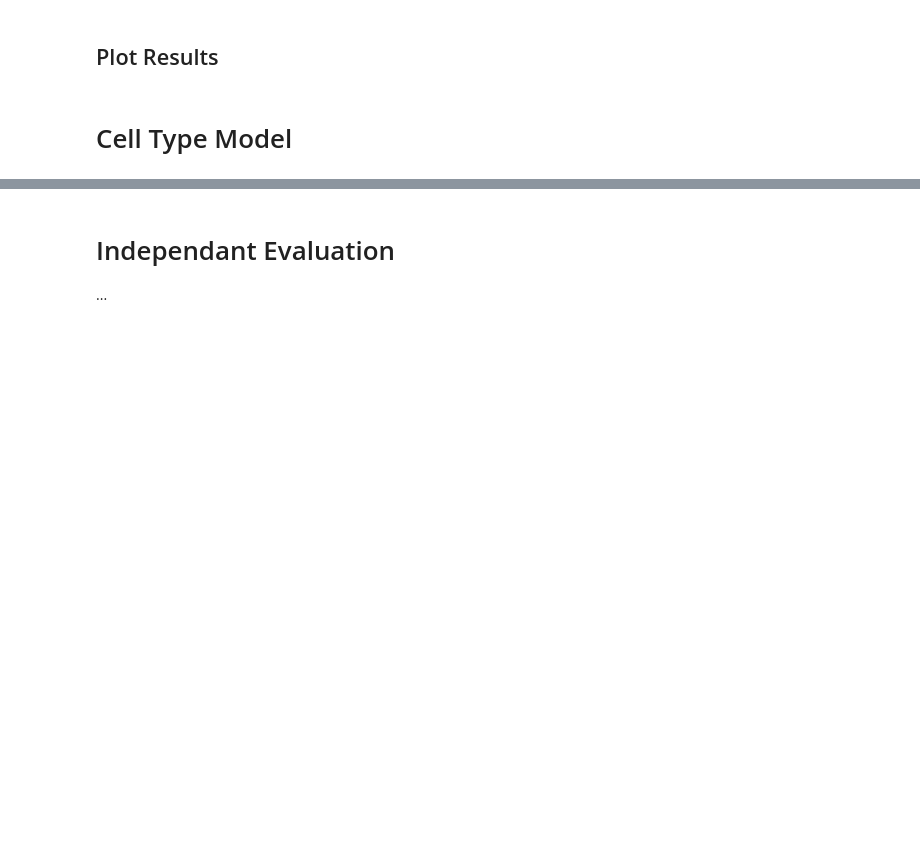
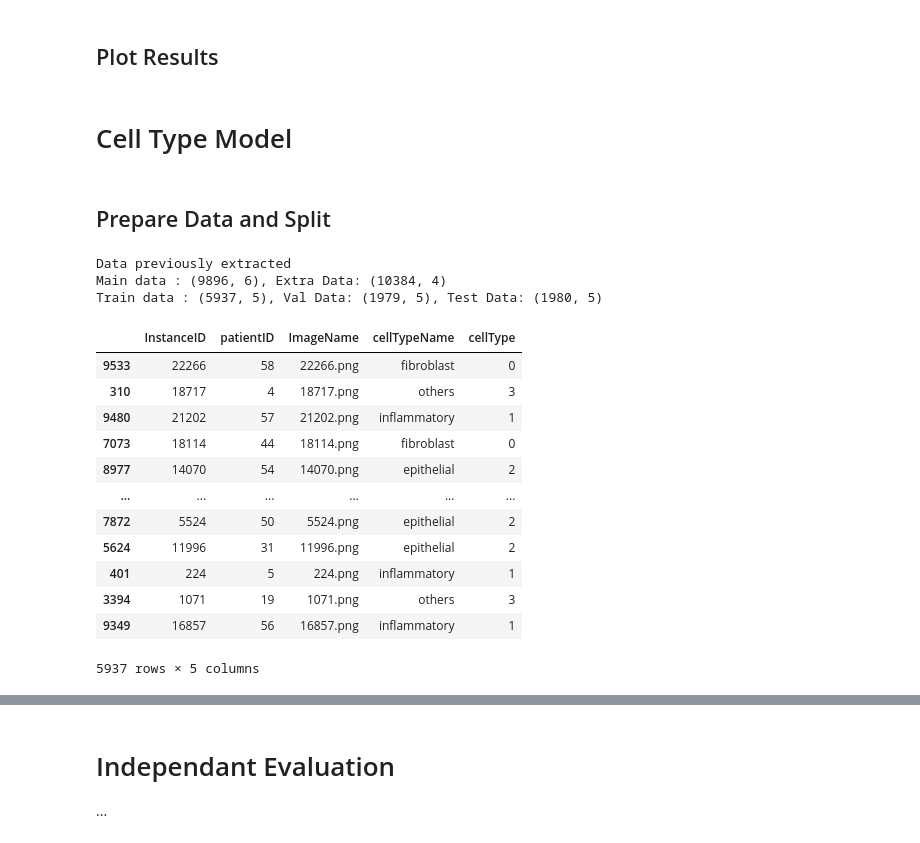
Before and after one commit to DeadIdol/ML_A2_code, a Jupyter notebook: s400045_s4004170.ipynb, the cells around one changed output, grey strips where cells are left out. Saved outputs shown, nothing was run; the diff lists cells and outputs as text; code cells hidden in the pictures; blank space fills up the shorter version.

```diff
--- a/s400045_s4004170.ipynb
+++ b/s400045_s4004170.ipynb
@@ -110,3 +221,48 @@ model.summary()
 ## Plot Results
 # %% [markdown]
 # Cell Type Model
+# %% [markdown]
+## Prepare Data and Split
+# %%
+import zipfile
+import os
+import numpy as np
+from sklearn.model_selection import train_test_split
+import pandas as pd
+
+if not os.path.exists('data_labels_extraData.csv'):
+    with zipfile.ZipFile('./Image_classification_data.zip', 'r') as zip_ref:
+        zip_ref.extractall('./')
+    print('Data extracted successfully')
+else:
+    print('Data previously extracted')
+
+main_data = pd.read_csv('./data_labels_mainData.csv')
+extra_data = pd.read_csv('./data_labels_extraData.csv')
+print("Main data : {}, Extra Data: {}".format(main_data.shape, extra_data.shape))
+
+
+data = main_data.drop(columns=['isCancerous']) # Drop unnecessary columns
+# Split into train, test and val
+train_data, test_data = train_test_split(data, test_size=0.2, random_state=42)
+train_data, val_data = train_test_split(train_data, test_size=0.25, random_state=42)
+
+print("Train data : {}, Val Data: {}, Test Data: {}".format(train_data.shape, val_data.shape, test_data.shape))
+display(train_data)
+# %% [output]
+Data previously extracted
+Main data : (9896, 6), Extra Data: (10384, 4)
+Train data : (5937, 5), Val Data: (1979, 5), Test Data: (1980, 5)
+|  | InstanceID | patientID | ImageName | cellTypeName | cellType |
+| 9533 | 22266 | 58 | 22266.png | fibroblast | 0 |
+| 310 | 18717 | 4 | 18717.png | others | 3 |
+| 9480 | 21202 | 57 | 21202.png | inflammatory | 1 |
+| 7073 | 18114 | 44 | 18114.png | fibroblast | 0 |
+| 8977 | 14070 | 54 | 14070.png | epithelial | 2 |
+| ... | ... | ... | ... | ... | ... |
+| 7872 | 5524 | 50 | 5524.png | epithelial | 2 |
+| 5624 | 11996 | 31 | 11996.png | epithelial | 2 |
+| 401 | 224 | 5 | 224.png | inflammatory | 1 |
+| 3394 | 1071 | 19 | 1071.png | others | 3 |
+| 9349 | 16857 | 56 | 16857.png | inflammatory | 1 |
+5937 rows × 5 columns
```
Also changed, not shown: parts of 12 cells of this notebook.
